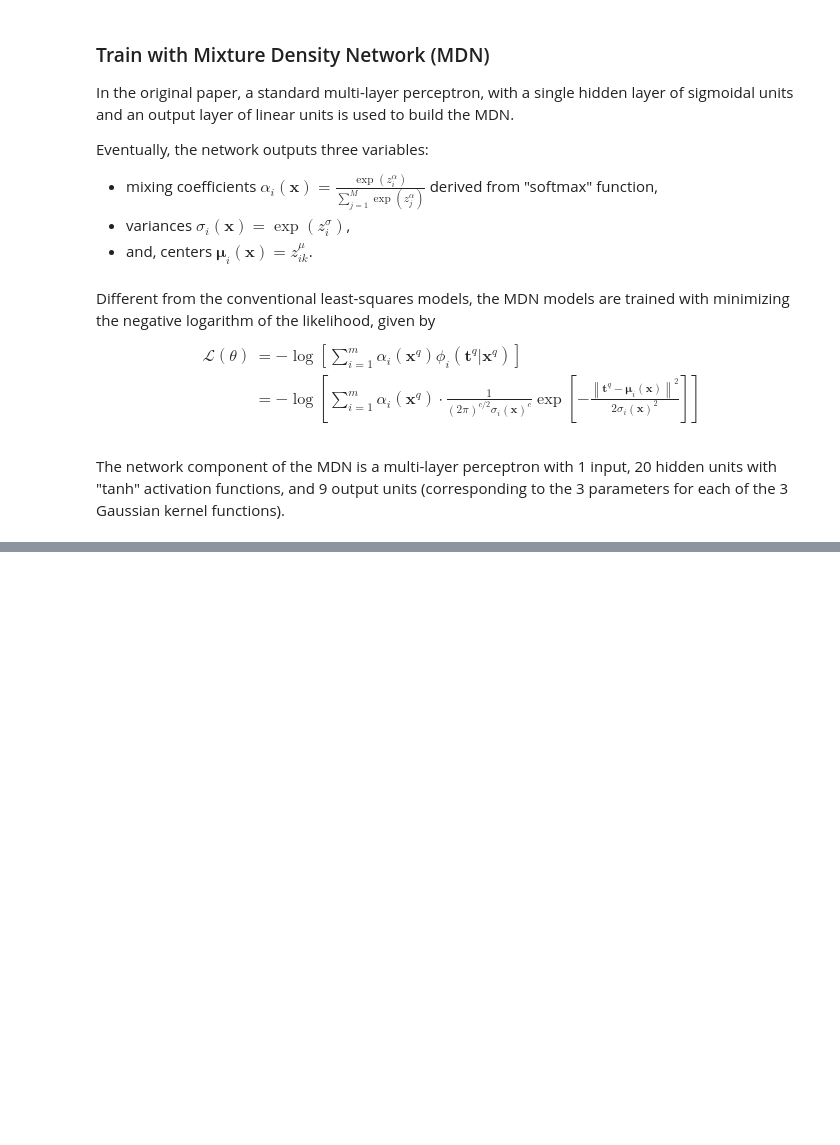
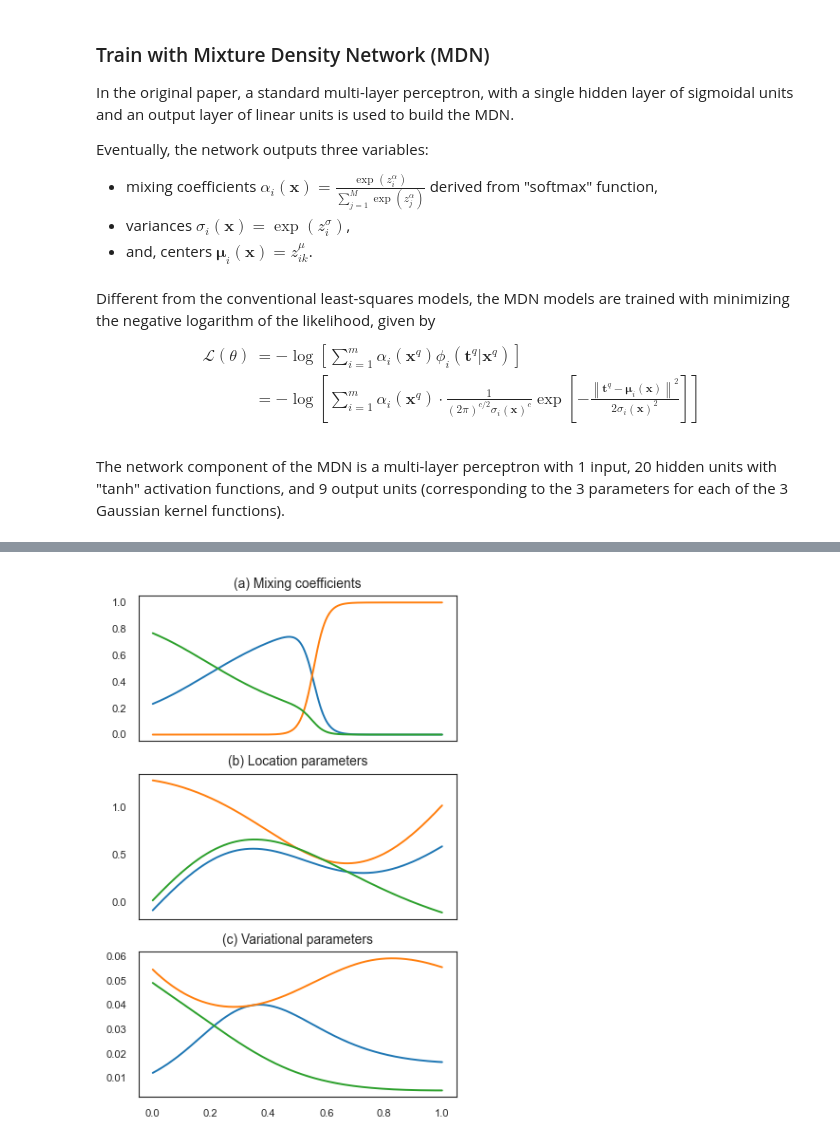
Before and after one commit to ChocolateDave/ml-notebook, a Jupyter notebook: mixture_model/mixture_density_network.ipynb, the cells around one changed output, grey strips where cells are left out. Cells and saved outputs as stored; diff of their text form; code cells hidden in the pictures; blank space fills up the shorter version.

```diff
--- a/mixture_model/mixture_density_network.ipynb
+++ b/mixture_model/mixture_density_network.ipynb
@@ -340,3 +340,21 @@ def mdn_loss_fn(
     return loss.mean()
 # %% [markdown]
 The network component of the MDN is a multi-layer perceptron with 1 input, 20 hidden units with "tanh" activation functions, and 9 output units (corresponding to the 3 parameters for each of the 3 Gaussian kernel functions).
+# %%
+model = MDN(1, 20, 3, 1).to(device)
+model.train()
+
+num_epoch: int = 8000
+optimizer = optim.Adam(model.parameters())
+x, y = th.from_numpy(x_data).to(device), th.from_numpy(y_data).to(device)
+x, y = x.unsqueeze(1), y.unsqueeze(1)
+x, y = x.float(), y.float()
+for epoch in range(num_epoch):
+    optimizer.zero_grad()
+    alpha, mean, var = model.forward(x)
+    loss = mdn_loss_fn(alpha, y, mean, var)
+    loss.backward()
+    optimizer.step()
+
+    if (epoch + 1) % 1000 == 0:
+        print(f'Epoch [{epoch + 1:d}/{num_epoch:d}] Loss {loss.item():.4f}')
@@ -342,0 +370,16 @@ The network component of the MDN is a multi-layer perceptron with 1 input, 20 hi
+# %%
+model.eval()
+x_test_data = np.linspace(0.0, 1.0, num=n_samples)
+x = th.from_numpy(x_test_data).to(device).unsqueeze(1)
+alpha, mean, var = model.forward(x)
+
+fig, (ax1, ax2, ax3) = plt.subplots(3, 1, figsize=(4, 6), sharex=True)
+ax1.plot(x_test_data, alpha.squeeze(-1).detach().cpu().numpy())
+ax1.set_title('(a) Mixing coefficients', fontsize=10)
+ax2.plot(x_test_data, mean.squeeze(-1).detach().cpu().numpy())
+ax2.set_title('(b) Location parameters', fontsize=10)
+ax3.plot(x_test_data, var.squeeze(-1).detach().cpu().numpy())
+ax3.set_title('(c) Variational parameters', fontsize=10)
+fig.tight_layout()
+# %% [output]
+[figure, added]
```
Also changed, not shown: parts of 4 cells of this notebook.
